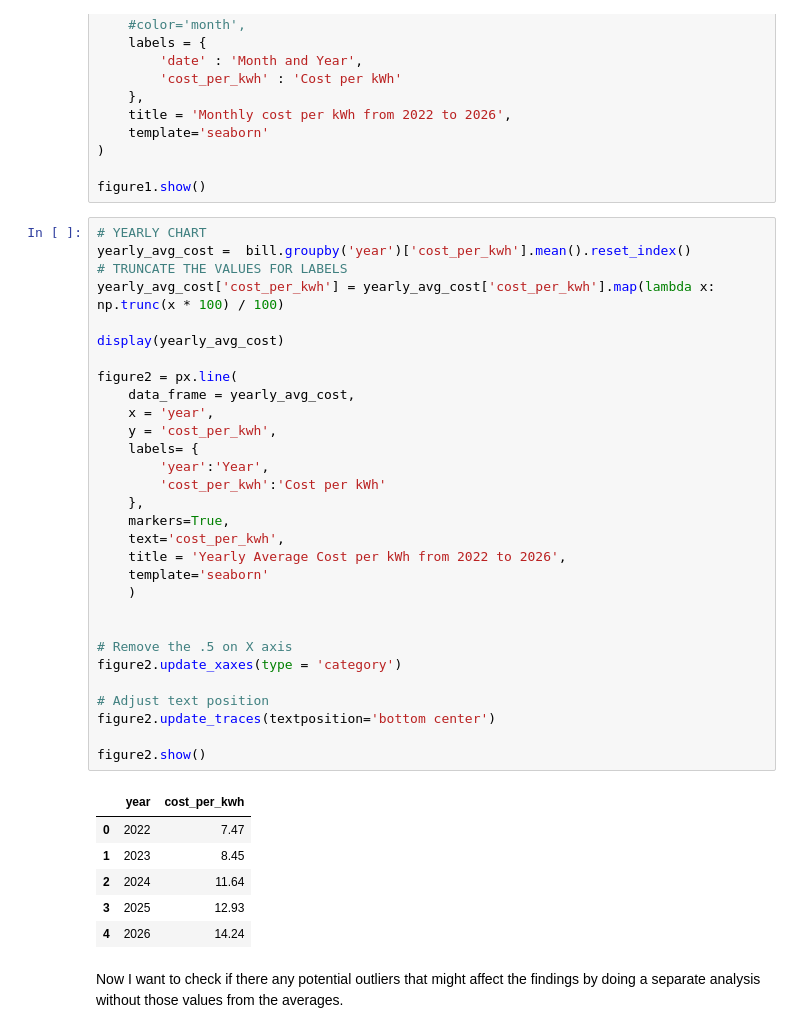
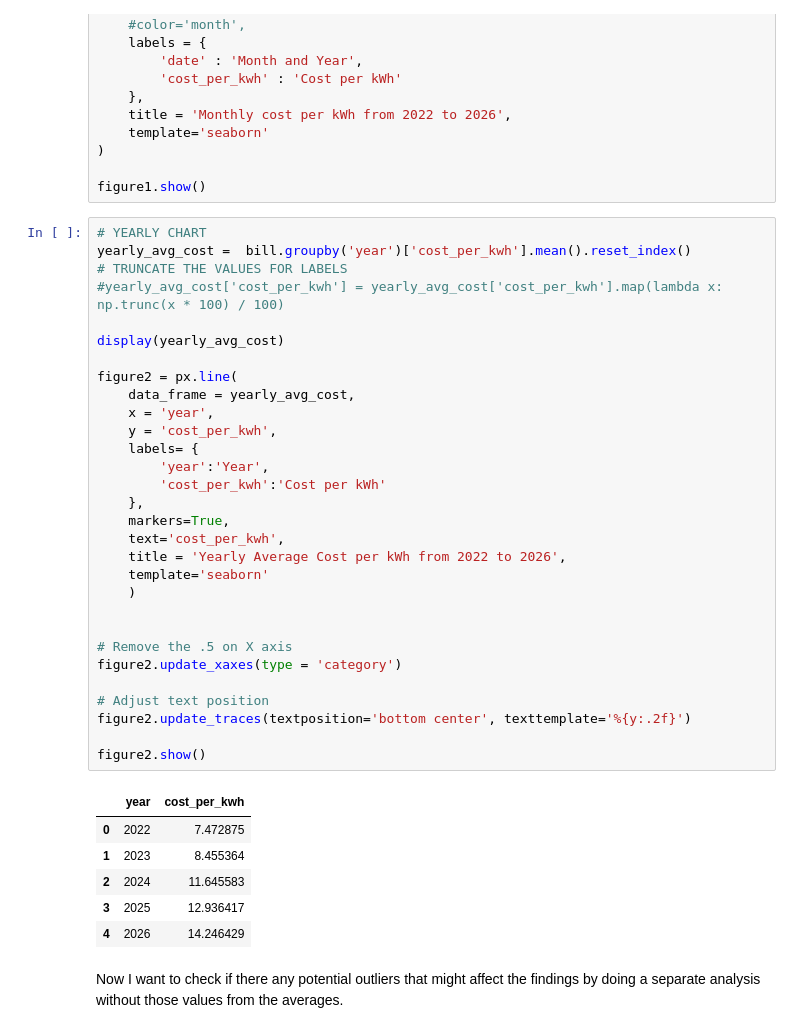
Before and after one commit to adrielmolina/portfolio, a Jupyter notebook: meralco_bills_analysis.ipynb, the cells around one changed output. Drawn from its saved outputs; the diff is of its cells as text.

```diff
--- a/meralco_bills_analysis.ipynb
+++ b/meralco_bills_analysis.ipynb
@@ -80,40 +92,40 @@ figure1.show()
 # %%
 # YEARLY CHART
 yearly_avg_cost =  bill.groupby('year')['cost_per_kwh'].mean().reset_index()
 # TRUNCATE THE VALUES FOR LABELS
-yearly_avg_cost['cost_per_kwh'] = yearly_avg_cost['cost_per_kwh'].map(lambda x: np.trunc(x * 100) / 100)
+#yearly_avg_cost['cost_per_kwh'] = yearly_avg_cost['cost_per_kwh'].map(lambda x: np.trunc(x * 100) / 100)
 
 display(yearly_avg_cost)
 
 figure2 = px.line(
     data_frame = yearly_avg_cost,
     x = 'year',
     y = 'cost_per_kwh',
     labels= {
         'year':'Year',
         'cost_per_kwh':'Cost per kWh'
     },
     markers=True,
     text='cost_per_kwh',
     title = 'Yearly Average Cost per kWh from 2022 to 2026',
     template='seaborn'
     )
 
 
 # Remove the .5 on X axis
 figure2.update_xaxes(type = 'category')
 
 # Adjust text position
-figure2.update_traces(textposition='bottom center')
+figure2.update_traces(textposition='bottom center', texttemplate='%{y:.2f}')
 
 figure2.show()
 # %% [output]
 |  | year | cost_per_kwh |
-| 0 | 2022 | 7.47 |
-| 1 | 2023 | 8.45 |
-| 2 | 2024 | 11.64 |
-| 3 | 2025 | 12.93 |
-| 4 | 2026 | 14.24 |
+| 0 | 2022 | 7.472875 |
+| 1 | 2023 | 8.455364 |
+| 2 | 2024 | 11.645583 |
+| 3 | 2025 | 12.936417 |
+| 4 | 2026 | 14.246429 |
 # %% [markdown]
 Now I want to check if there any potential outliers that might affect the findings by doing a separate analysis without those values from the averages.
 # %%
```
Also changed, not shown: parts of 8 cells of this notebook, 3 other files.
